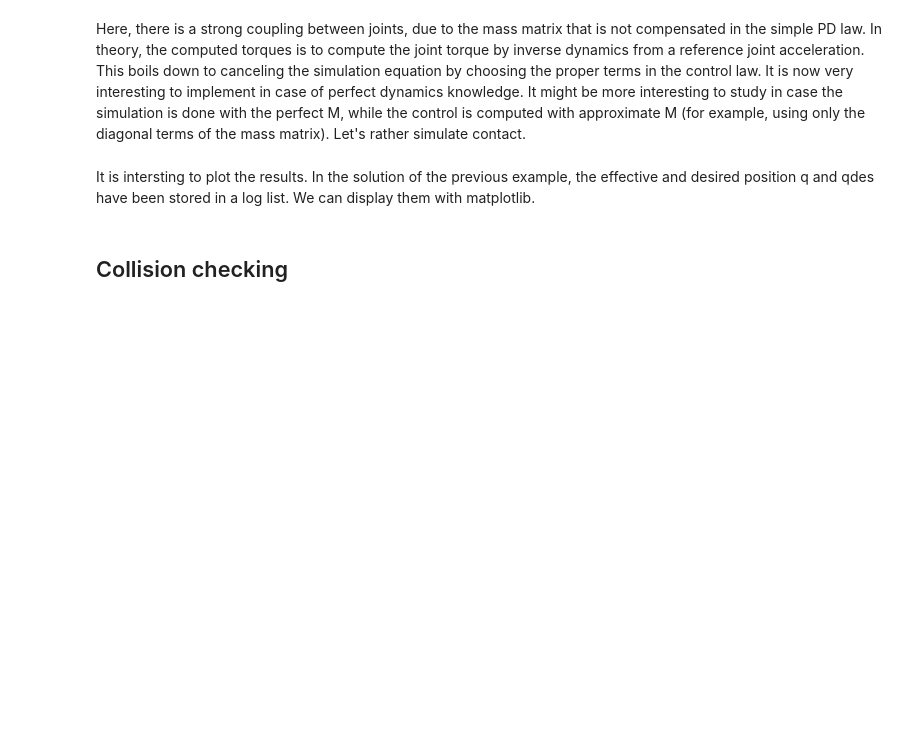
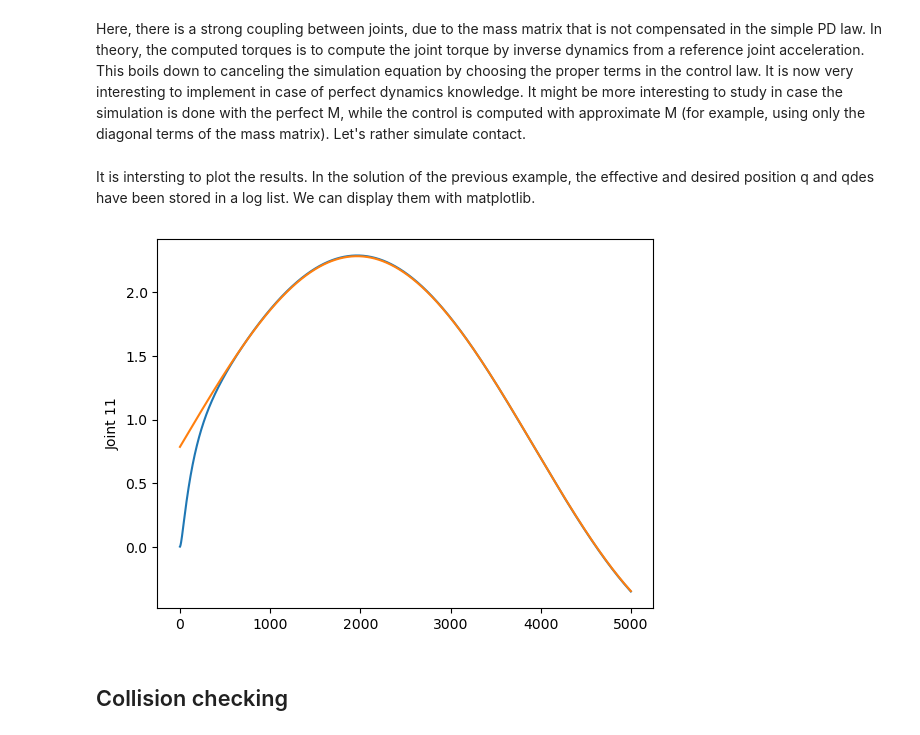
Before and after one commit to ymontmarin/tps_robotic_ens_2022, a Jupyter notebook: 4_dynamics.ipynb, the cells around one changed output. Cells and saved outputs as stored; diff of their text form; code cells hidden in the pictures; blank space fills up the shorter version.

```diff
--- a/4_dynamics.ipynb
+++ b/4_dynamics.ipynb
@@ -133,2 +141,3 @@ Integration to joint position is more complex in general, as we saw for the mobi
 # %%
-dt = 5e-3
+dt = 2e-3
+N_steps = 5000
@@ -175,8 +258,7 @@ dt = 1e-3              # simulation timestep
 # %% [markdown]
 Then choose the reference trajectory.
 # %%
-# %load tp4/generated/solution_pd_trajref
 from tp4.traj_ref import TrajRef
-qdes = TrajRef(robot.q0,omega = np.array([0,.1,1,1.5,2.5,-1,-1.5,-2.5,.1,.2,.3,.4,.5,.6]),amplitude=1.5)
+qdes = TrajRef(robot.q0,omega = np.array([0.,.1,1,1.5,2.5,-1,-1.5,-2.5,.1,.2,.3,.4,.5,.6]),amplitude=1.5)
 # %% [markdown]
 Finally, implement the control loop using the following template.
@@ -213,2 +265,24 @@ for i in range(10000):
+# %%
+for it in range(N_steps):
+    t = it*dt
+
+    # Retrieve the dynamics quantity at time t
+    M = np.eye(robot.model.nv)        # REPLACE ME
+    b = np.zeros(robot.model.nv)      # REPLACE ME
+
+    # Compute the force that apply
+    tauq = np.zeros(robot.model.nv)
+
+    # Use generalized PFD to calculate aq
+    aq = np.zeros(robot.model.nv)     # REPLACE ME
+
+    # Double integration to update vs and q
+    vq = np.zeros(robot.model.nv)    # REPLACE ME
+    q  = np.zeros(robot.model.nq)   # REPLACE ME
+
+    # Visualization
+    if it%20==0:
+        viz.display(q)
+        time.sleep(20*dt)
 # %% [markdown]
 Here is the solution, should you need it.
@@ -219,15 +321,15 @@ Here, there is a strong coupling between joints, due to the mass matrix that is
 # %% [markdown]
 It is intersting to plot the results. In the solution of the previous example, the effective and desired position q and qdes have been stored in a log list. We can display them with matplotlib.
 # %%
-plt.subplot(211)
-plt.plot([q[2] for q in hq])
-plt.plot([q[2] for q in hqdes])
-plt.ylabel('Joint #2')
-plt.subplot(212)
-plt.plot([q[3] for q in hq])
-plt.plot([q[3] for q in hqdes]);
-plt.ylabel('Joint #1')
-plt.xlabel('Iterations')
+def plot_joint_profiles(i, hq, hqdes):
+    plt.subplot(111)
+    plt.plot([q[i] for q in hq])
+    plt.plot([q[i] for q in hqdes])
+    plt.ylabel(f'Joint {i}')
+# %%
+plot_joint_profiles(11, hq, hqdes)
+# %% [output]
+[figure, added]
 # %% [markdown]
 ## Collision checking
 # %% [markdown]
```
Also changed, not shown: parts of 46 cells of this notebook, 5 other files.
